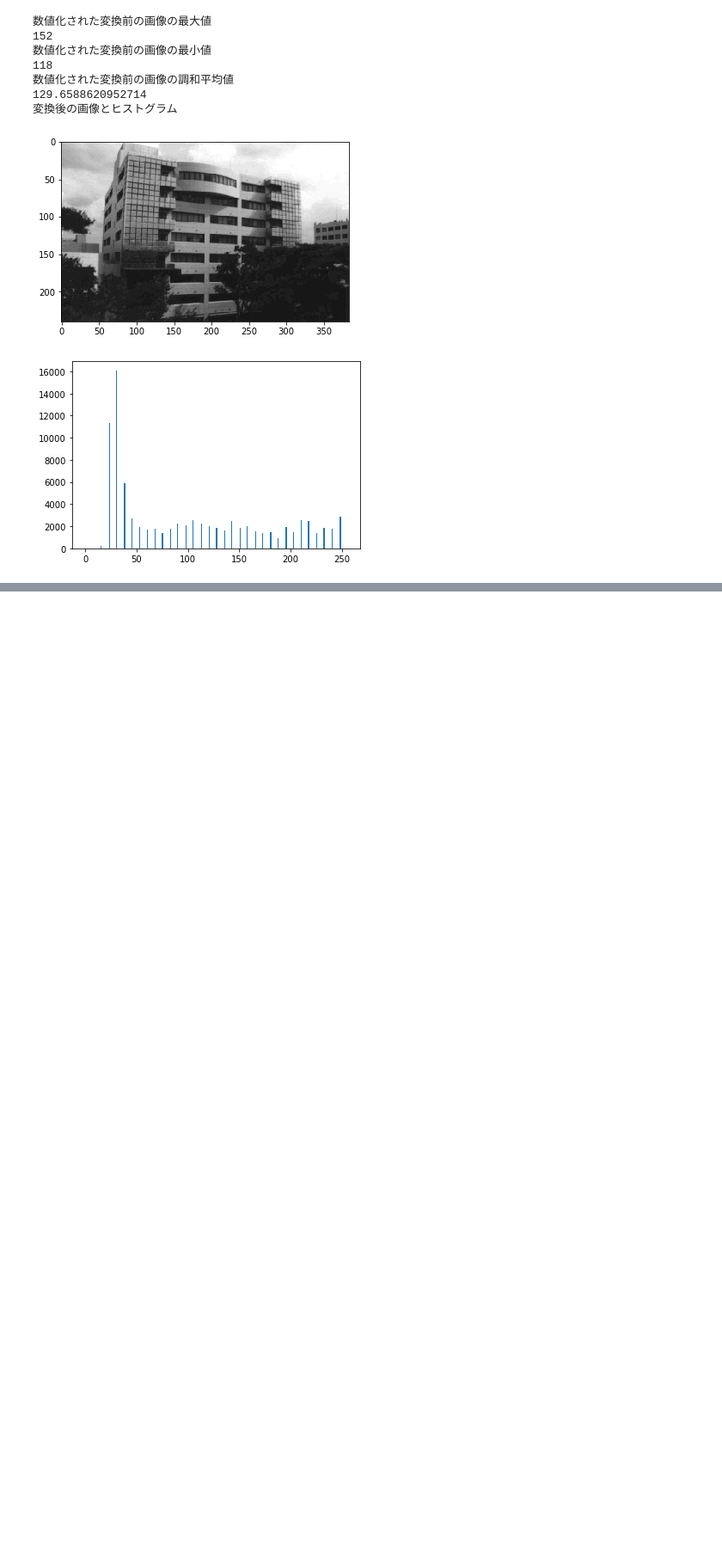
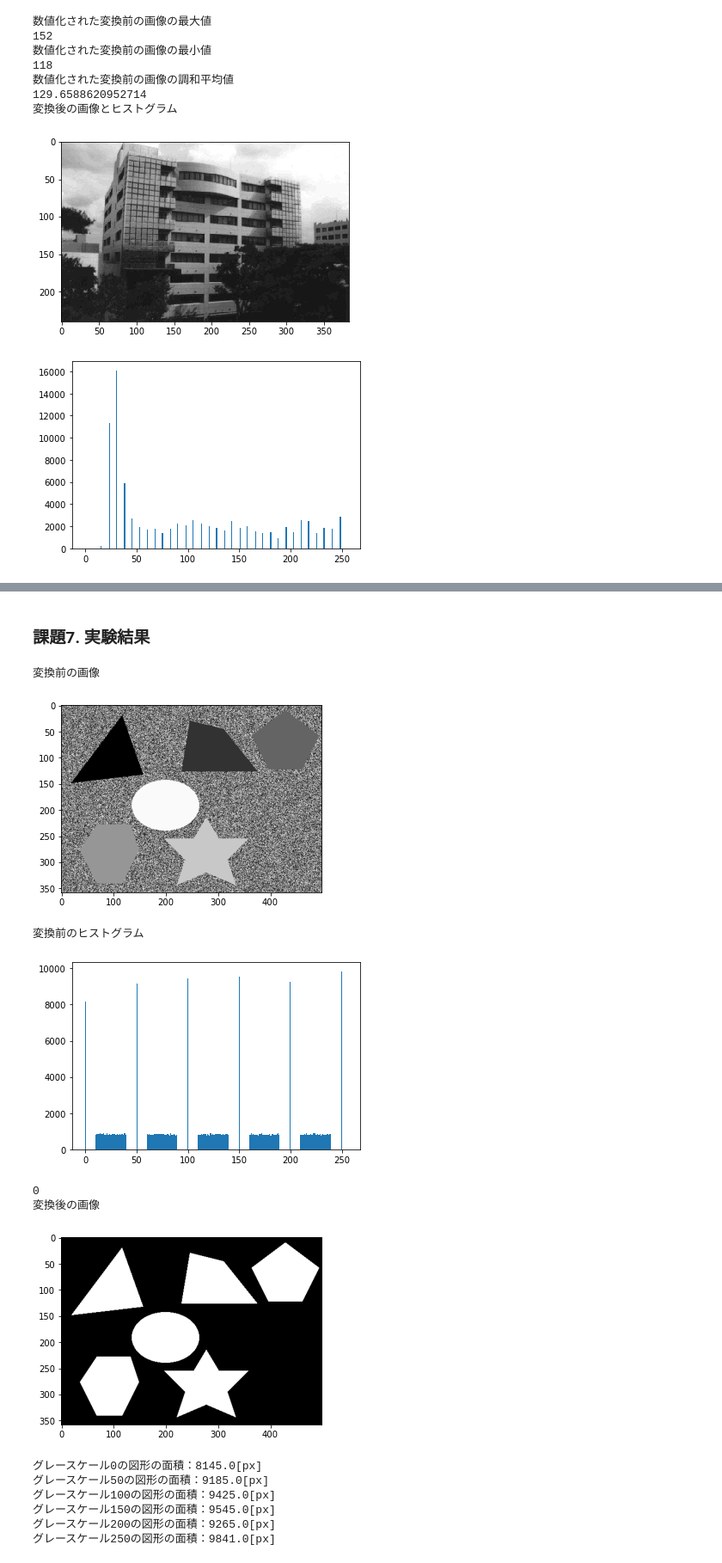
Before and after one commit to nekonabesan/FY2021_-BasicsOfImageProcessing, a Jupyter notebook: C_1820004_Otake.ipynb, the cells around one changed output, grey strips where cells are left out. Shown at 86% size. Cells and saved outputs as stored; diff of their text form; code cells hidden in the pictures; blank space fills up the shorter version.

```diff
--- a/C_1820004_Otake.ipynb
+++ b/C_1820004_Otake.ipynb
@@ -535,0 +723,65 @@ show()
+# %% [markdown]
+### 課題7. 実験結果
+# %%
+from pylab import *
+from cv2 import imread
+
+# ローカルディレクトリにDLした画像を読み込み
+gazo = imread( "kadai7.bmp", 0 )
+cnt = zeros(256)
+area = {}
+cnt2 = {}
+
+print("変換前の画像")
+imshow(gazo, cmap="gray", vmin=0, vmax=255)
+show()
+
+# ヒストグラムを表示
+print("変換前のヒストグラム")
+hist( gazo.flatten(), 256, (0,255) )
+show()
+
+# 数値化された画像データから値毎の出現数を計数する
+for y in range(0,358):
+    for x in range(0,499):
+            cnt[gazo[y][x]] += 1
+
+# 孤立した値を固有の図形として面積として計数する
+for i, x in enumerate(cnt):
+    if cnt[i] != 0 and cnt[i - 1] == 0 and cnt[i + 1] == 0:
+        area[i] = x
+
+# 計数対象の図形のピクセル数が取得できている事を確認する
+menseki = 0
+for y in range(0,358):
+    for x in range(0,499):
+        ######### ここを変更 ############
+        if gazo[y][x] in area:
+            # 計数対象の図形のグレースケールを255へ上書きする
+            gazo[y][x] = 255
+        else:
+            gazo[y][x] = 0
+        #############################
+
+print(menseki)
+# 画素値を表示する
+print("変換後の画像")
+imshow(gazo, cmap="gray", vmin=0, vmax=255)
+show()
+
+for k in area.keys():
+    print("グレースケール" + str(k) + "の図形の面積：" + str(area[k]) + '[px]')
+# %% [output]
+変換前の画像
+[figure, added]
+変換前のヒストグラム
+[figure, added]
+0
+変換後の画像
+[figure, added]
+グレースケール0の図形の面積：8145.0[px]
+グレースケール50の図形の面積：9185.0[px]
+グレースケール100の図形の面積：9425.0[px]
+グレースケール150の図形の面積：9545.0[px]
+グレースケール200の図形の面積：9265.0[px]
+グレースケール250の図形の面積：9841.0[px]
```
Also changed, not shown: parts of 13 cells of this notebook, 1 other file.
